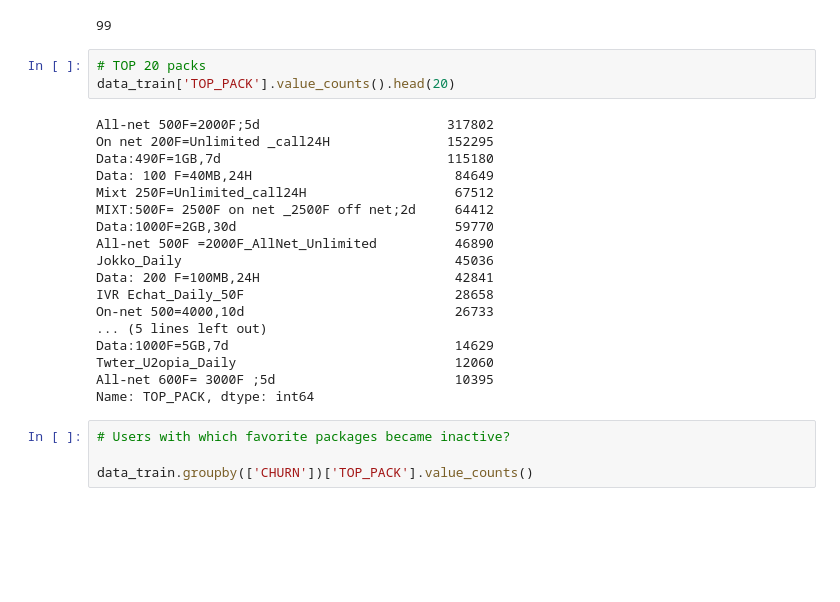
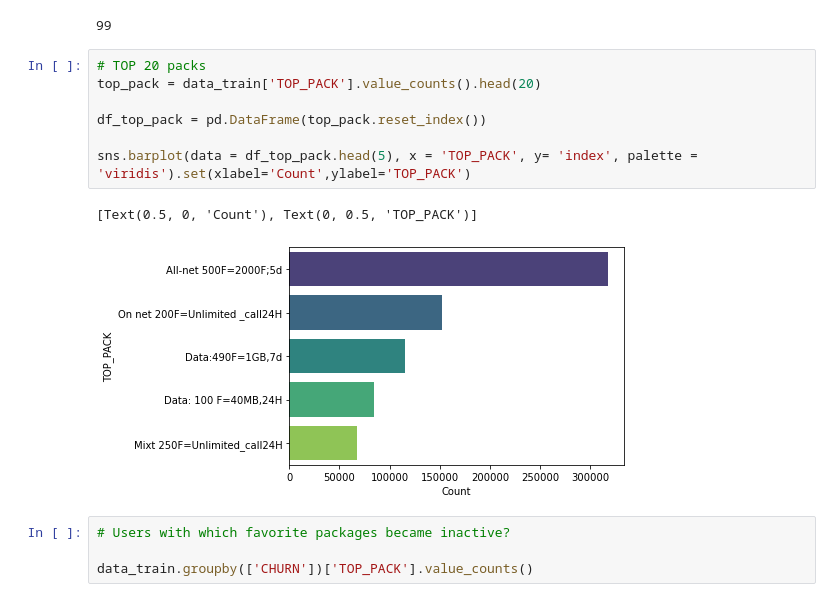
Before and after one commit to ArtemVergazov/expresso_competition, a Jupyter notebook: Final_Project.ipynb, the cells around one changed output. Drawn from its saved outputs; the diff is of its cells as text; blank space fills up the shorter version.

```diff
--- a/Final_Project.ipynb
+++ b/Final_Project.ipynb
@@ -323,27 +300,16 @@ df_pack_reg.reset_index()
 data_train['TOP_PACK'].value_counts().nunique()
 # %% [output]
 99
-# %%
-# TOP 20 packs
-data_train['TOP_PACK'].value_counts().head(20)
-# %% [output]
-All-net 500F=2000F;5d                        317802
-On net 200F=Unlimited _call24H               152295
-Data:490F=1GB,7d                             115180
-Data: 100 F=40MB,24H                          84649
-Mixt 250F=Unlimited_call24H                   67512
-MIXT:500F= 2500F on net _2500F off net;2d     64412
-Data:1000F=2GB,30d                            59770
-All-net 500F =2000F_AllNet_Unlimited          46890
-Jokko_Daily                                   45036
-Data: 200 F=100MB,24H                         42841
-IVR Echat_Daily_50F                           28658
-On-net 500=4000,10d                           26733
-... (5 lines left out)
-Data:1000F=5GB,7d                             14629
-Twter_U2opia_Daily                            12060
-All-net 600F= 3000F ;5d                       10395
-Name: TOP_PACK, dtype: int64
+# %%
+# TOP 20 packs
+top_pack = data_train['TOP_PACK'].value_counts().head(20)
+
+df_top_pack = pd.DataFrame(top_pack.reset_index())
+
+sns.barplot(data = df_top_pack.head(5), x = 'TOP_PACK', y= 'index', palette = 'viridis').set(xlabel='Count',ylabel='TOP_PACK')
+# %% [output]
+[Text(0.5, 0, 'Count'), Text(0, 0.5, 'TOP_PACK')]
+[figure, added]
 # %%
 # Users with which favorite packages became inactive?
 
```
Also changed, not shown: parts of 16 cells of this notebook.
